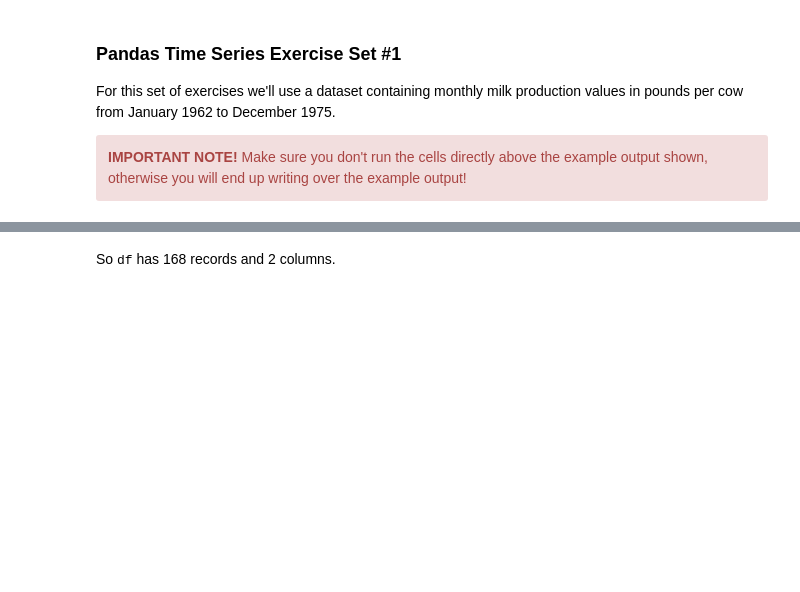
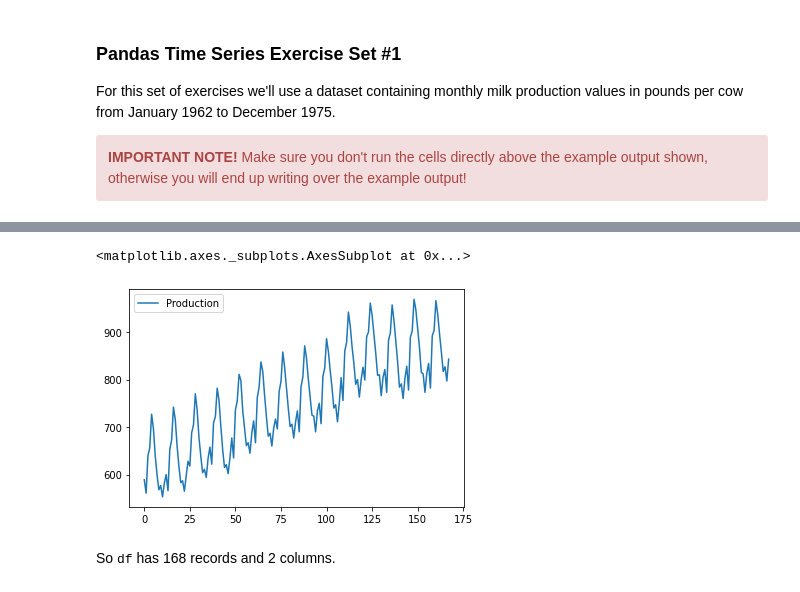
Before and after one commit to StevTobs/TimeSeries_Python, a Jupyter notebook: Time_Series_with_Pandas.ipynb, the cells around one changed output, grey strips where cells are left out. Drawn from its saved outputs; the diff is of its cells as text; code cells hidden in the pictures; blank space fills up the shorter version.

```diff
--- a/Time_Series_with_Pandas.ipynb
+++ b/Time_Series_with_Pandas.ipynb
@@ -778,3 +809,8 @@ print(df.head())
+# %%
+df.plot()
+# %% [output]
+<matplotlib.axes._subplots.AxesSubplot at 0x...>
+[figure, added]
 # %% [markdown]
 So <tt>df</tt> has 168 records and 2 columns.
 # %% [markdown]
```
Also changed, not shown: parts of 28 cells of this notebook.
